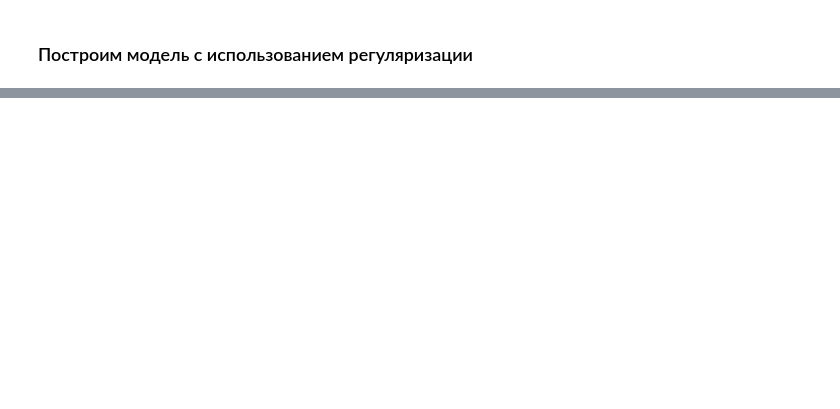
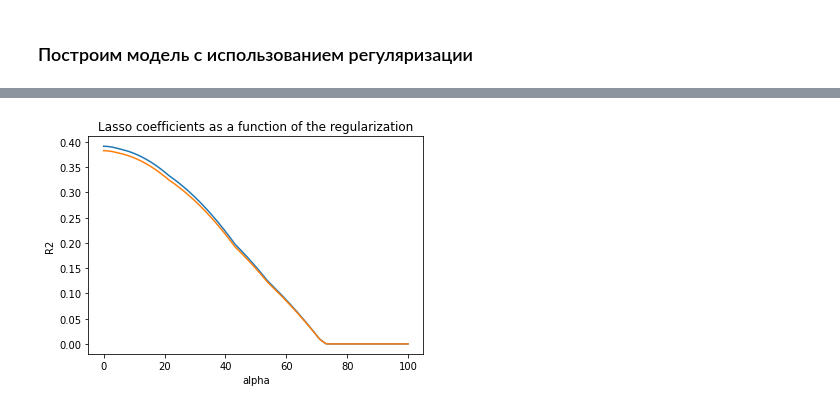
Before and after one commit to AlexyNat/ml, a Jupyter notebook: Lab3.ipynb, the cells around one changed output, grey strips where cells are left out. Drawn from its saved outputs; the diff is of its cells as text; code cells hidden in the pictures; blank space fills up the shorter version.

```diff
--- a/Lab3.ipynb
+++ b/Lab3.ipynb
@@ -198,0 +283,21 @@ plt.show()
+# %%
+n_alphas = 200
+alphas = np.linspace(0.01, 100, n_alphas)
+model = Lasso()
+
+r2 = [[],[]]
+for a in alphas:
+    model.set_params(alpha=a)
+    model.fit(train[0], train[1])
+    r2[0].append(model.score(train[0], train[1]))
+    r2[1].append(model.score(test[0], test[1]))
+
+ax = plt.gca()
+ax.plot(alphas, r2[0],alphas, r2[1])
+plt.xlabel('alpha')
+plt.ylabel('R2')
+plt.title('Lasso coefficients as a function of the regularization')
+plt.axis('tight')
+plt.show();
+# %% [output]
+[figure, added]
```
Also changed, not shown: parts of 10 cells of this notebook.
